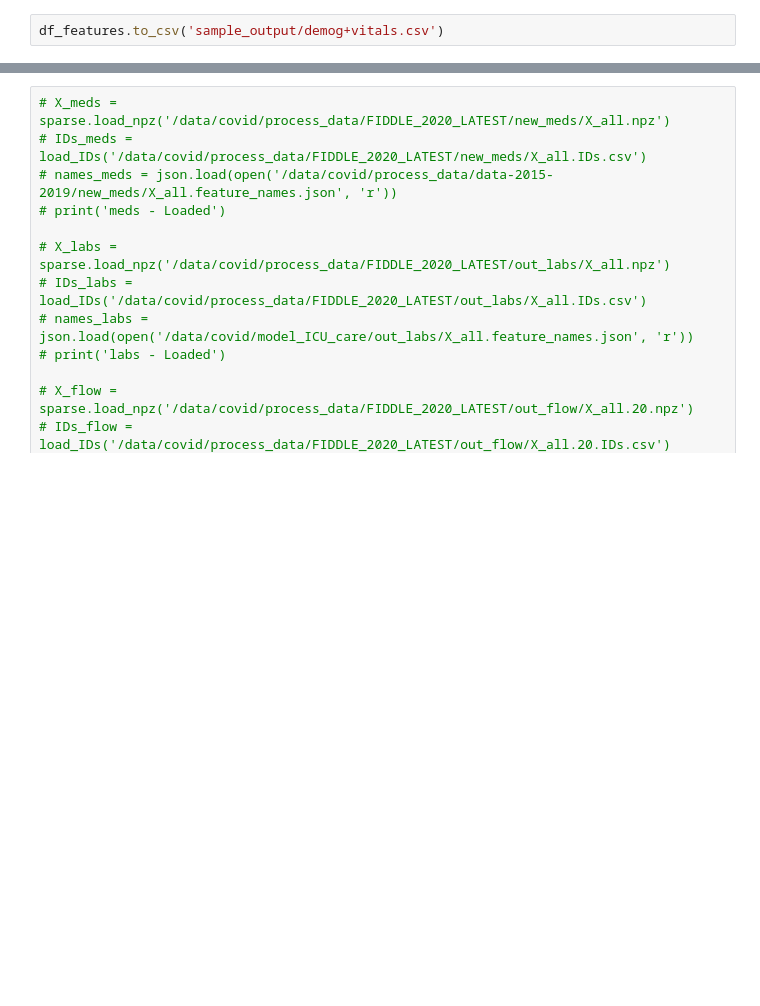
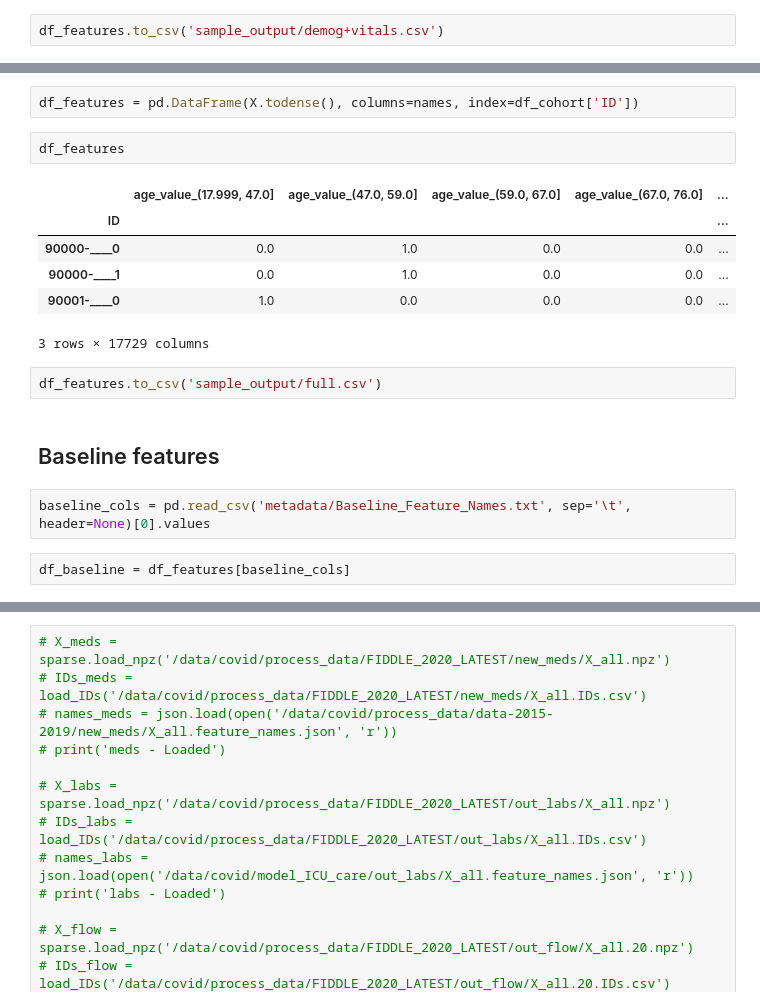
Before and after one commit to MLD3/M-CURES, a Jupyter notebook: preprocessing/4-combine.ipynb, the cells around one changed output, grey strips where cells are left out. Cells and saved outputs as stored; diff of their text form; blank space fills up the shorter version.

```diff
--- a/preprocessing/4-combine.ipynb
+++ b/preprocessing/4-combine.ipynb
@@ -85,0 +115,19 @@ df_features.to_csv('sample_output/demog+vitals.csv')
+# %%
+df_features = pd.DataFrame(X.todense(), columns=names, index=df_cohort['ID'])
+# %%
+df_features
+# %% [output]
+|  | age_value_(17.999, 47.0] | age_value_(47.0, 59.0] | age_value_(59.0, 67.0] | age_value_(67.0, 76.0] | ... |
+| ID |  |  |  |  | ... |
+| 90000-____0 | 0.0 | 1.0 | 0.0 | 0.0 | ... |
+| 90000-____1 | 0.0 | 1.0 | 0.0 | 0.0 | ... |
+| 90001-____0 | 1.0 | 0.0 | 0.0 | 0.0 | ... |
+3 rows × 17729 columns
+# %%
+df_features.to_csv('sample_output/full.csv')
+# %% [markdown]
+## Baseline features
+# %%
+baseline_cols = pd.read_csv('metadata/Baseline_Feature_Names.txt', sep='\t', header=None)[0].values
+# %%
+df_baseline = df_features[baseline_cols]
```
Also changed, not shown: parts of 15 cells of this notebook, 36 other files.
